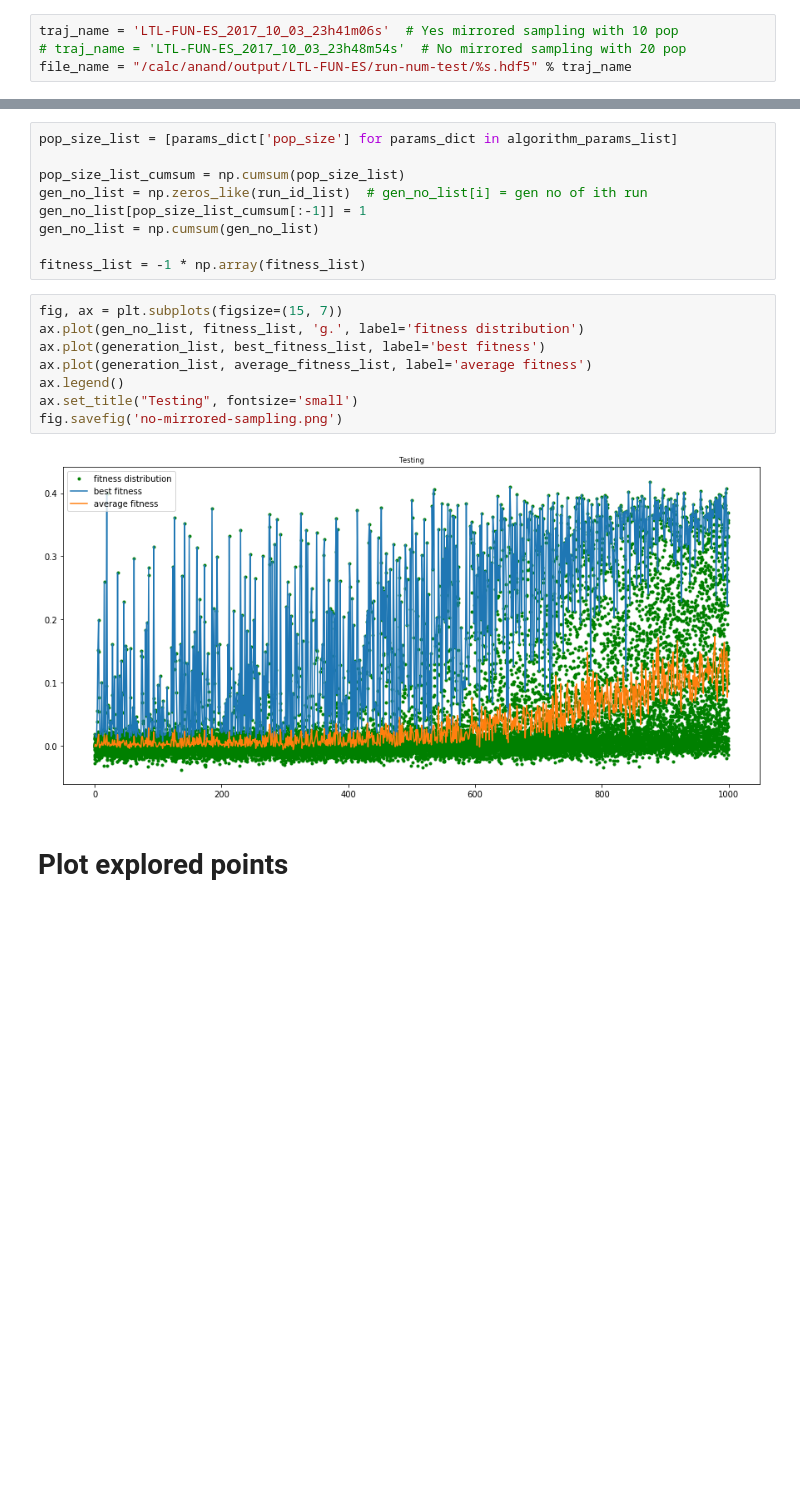
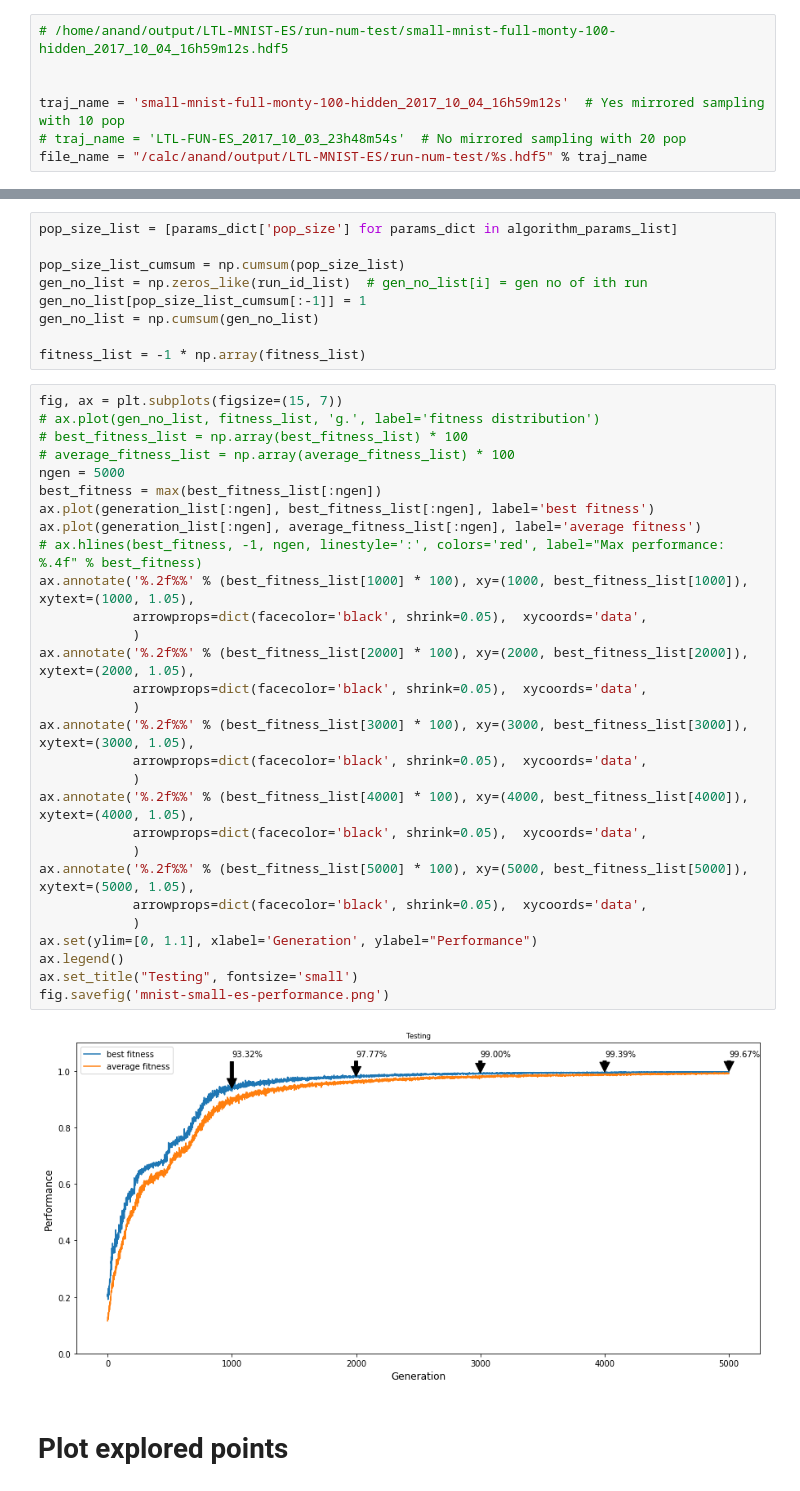
Before and after one commit to IGITUGraz/L2L, a Jupyter notebook: Data Analysis.ipynb, the cells around one changed output, grey strips where cells are left out. Saved outputs shown, nothing was run; the diff lists cells and outputs as text; blank space fills up the shorter version.

```diff
--- a/Data Analysis.ipynb
+++ b/Data Analysis.ipynb
@@ -5,9 +5,12 @@ from ltl.dataprocessing import get_skeleton_traj, get_var_from_generations, get_
 # %% [markdown]
 # Initialization
 # %%
-traj_name = 'LTL-FUN-ES_2017_10_03_23h41m06s'  # Yes mirrored sampling with 10 pop
+# /home/anand/output/LTL-MNIST-ES/run-num-test/small-mnist-full-monty-100-hidden_2017_10_04_16h59m12s.hdf5
+
+
+traj_name = 'small-mnist-full-monty-100-hidden_2017_10_04_16h59m12s'  # Yes mirrored sampling with 10 pop
 # traj_name = 'LTL-FUN-ES_2017_10_03_23h48m54s'  # No mirrored sampling with 20 pop
-file_name = "/calc/anand/output/LTL-FUN-ES/run-num-test/%s.hdf5" % traj_name
+file_name = "/calc/anand/output/LTL-MNIST-ES/run-num-test/%s.hdf5" % traj_name
 # %%
 traj = get_skeleton_traj(file_name, traj_name)
 # %% [markdown]
@@ -35,16 +39,37 @@ gen_no_list[pop_size_list_cumsum[:-1]] = 1
 gen_no_list = np.cumsum(gen_no_list)
 
 fitness_list = -1 * np.array(fitness_list)
-# %%
-fig, ax = plt.subplots(figsize=(15, 7))
-ax.plot(gen_no_list, fitness_list, 'g.', label='fitness distribution')
-ax.plot(generation_list, best_fitness_list, label='best fitness')
-ax.plot(generation_list, average_fitness_list, label='average fitness')
-ax.legend()
-ax.set_title("Testing", fontsize='small')
-fig.savefig('no-mirrored-sampling.png')
-# %% [output]
-[figure, removed]
+# %%
+fig, ax = plt.subplots(figsize=(15, 7))
+# ax.plot(gen_no_list, fitness_list, 'g.', label='fitness distribution')
+# best_fitness_list = np.array(best_fitness_list) * 100
+# average_fitness_list = np.array(average_fitness_list) * 100
+ngen = 5000
+best_fitness = max(best_fitness_list[:ngen])
+ax.plot(generation_list[:ngen], best_fitness_list[:ngen], label='best fitness')
+ax.plot(generation_list[:ngen], average_fitness_list[:ngen], label='average fitness')
+# ax.hlines(best_fitness, -1, ngen, linestyle=':', colors='red', label="Max performance: %.4f" % best_fitness)
+ax.annotate('%.2f%%' % (best_fitness_list[1000] * 100), xy=(1000, best_fitness_list[1000]), xytext=(1000, 1.05),
+            arrowprops=dict(facecolor='black', shrink=0.05),  xycoords='data',
+            )
+ax.annotate('%.2f%%' % (best_fitness_list[2000] * 100), xy=(2000, best_fitness_list[2000]), xytext=(2000, 1.05),
+            arrowprops=dict(facecolor='black', shrink=0.05),  xycoords='data',
+            )
+ax.annotate('%.2f%%' % (best_fitness_list[3000] * 100), xy=(3000, best_fitness_list[3000]), xytext=(3000, 1.05),
+            arrowprops=dict(facecolor='black', shrink=0.05),  xycoords='data',
+            )
+ax.annotate('%.2f%%' % (best_fitness_list[4000] * 100), xy=(4000, best_fitness_list[4000]), xytext=(4000, 1.05),
+            arrowprops=dict(facecolor='black', shrink=0.05),  xycoords='data',
+            )
+ax.annotate('%.2f%%' % (best_fitness_list[5000] * 100), xy=(5000, best_fitness_list[5000]), xytext=(5000, 1.05),
+            arrowprops=dict(facecolor='black', shrink=0.05),  xycoords='data',
+            )
+ax.set(ylim=[0, 1.1], xlabel='Generation', ylabel="Performance")
+ax.legend()
+ax.set_title("Testing", fontsize='small')
+fig.savefig('mnist-small-es-performance.png')
+# %% [output]
+[figure, added]
 # %% [markdown]
 # Plot explored points
 # %%
```
Also changed, not shown: parts of 5 cells of this notebook, 4 other files.
